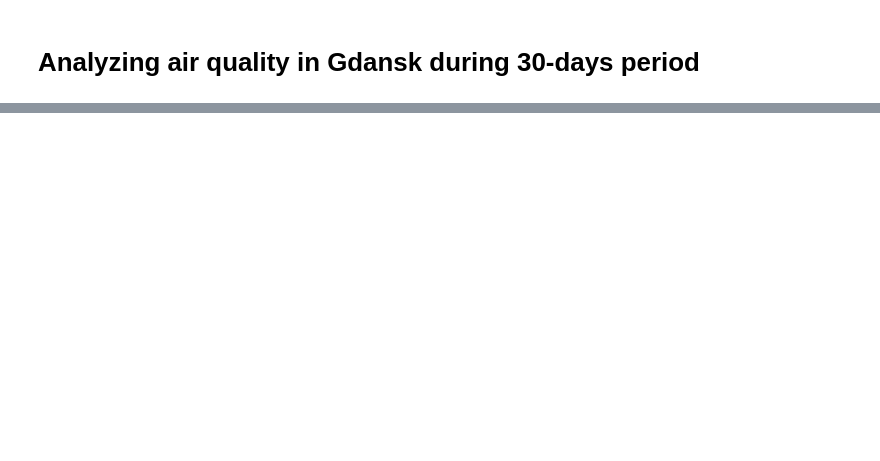
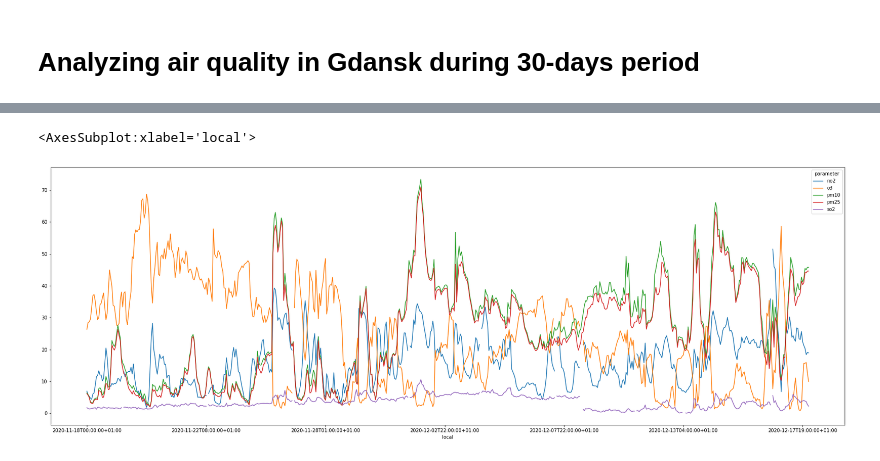
Before and after one commit to MVGasior/Pandas, a Jupyter notebook: Analizing air quality in Gdansk during last month.ipynb, the cells around one changed output, grey strips where cells are left out. Cells and saved outputs as stored; diff of their text form; code cells hidden in the pictures; blank space fills up the shorter version.

```diff
--- a/Analizing air quality in Gdansk during last month.ipynb
+++ b/Analizing air quality in Gdansk during last month.ipynb
@@ -47,0 +26,5 @@ grouped.first()
+# %%
+air_quality.drop(columns=['co']).plot(figsize=(30,10))
+# %% [output]
+<AxesSubplot:xlabel='local'>
+[figure, added]
```
Also changed, not shown: parts of 8 cells of this notebook.
